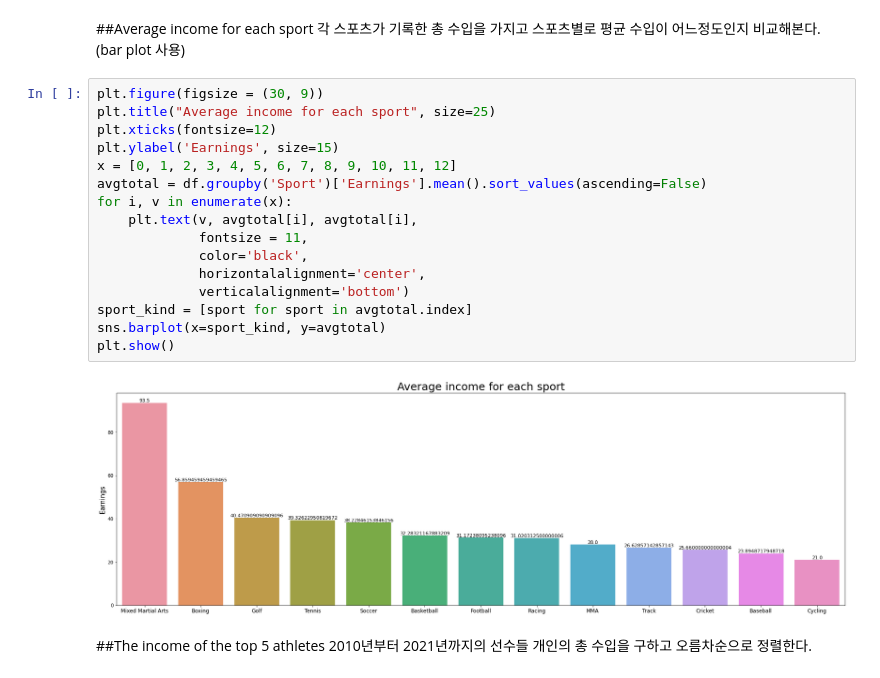
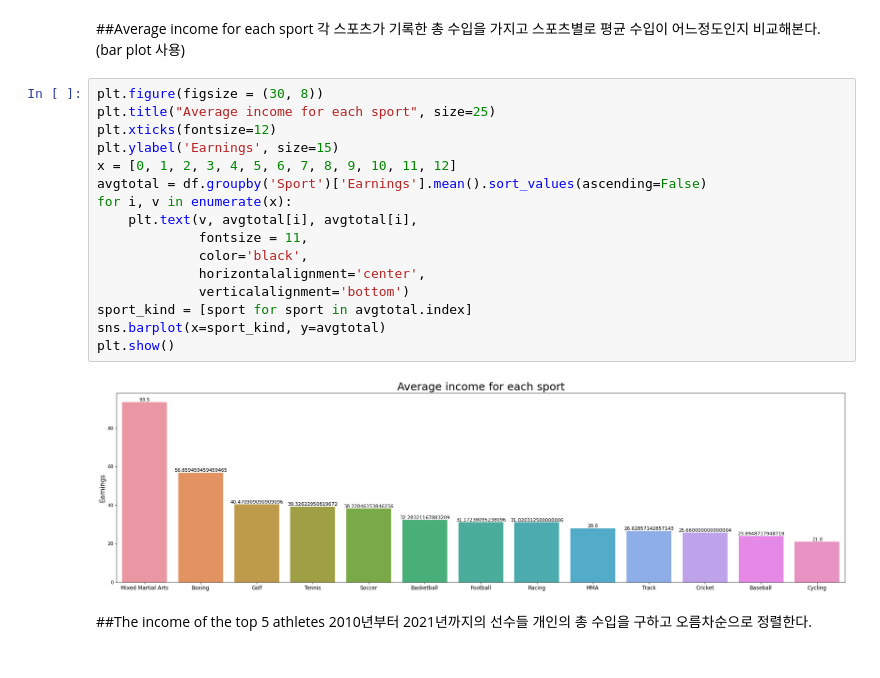
Before and after one commit to gjsin1105/DAP__, a Jupyter notebook: FinalProject.ipynb, the cells around one changed output. Cells and saved outputs as stored; diff of their text form.

```diff
--- a/FinalProject.ipynb
+++ b/FinalProject.ipynb
@@ -79,23 +79,23 @@ Name: Earnings, dtype: float64
 각 스포츠가 기록한 총 수입을 가지고 스포츠별로 평균 수입이 어느정도인지 비교해본다.
 (bar plot 사용)
 # %%
-plt.figure(figsize = (30, 9))
+plt.figure(figsize = (30, 8))
 plt.title("Average income for each sport", size=25)
 plt.xticks(fontsize=12)
 plt.ylabel('Earnings', size=15)
 x = [0, 1, 2, 3, 4, 5, 6, 7, 8, 9, 10, 11, 12]
 avgtotal = df.groupby('Sport')['Earnings'].mean().sort_values(ascending=False)
 for i, v in enumerate(x):
     plt.text(v, avgtotal[i], avgtotal[i],
              fontsize = 11,
              color='black',
              horizontalalignment='center',
              verticalalignment='bottom')
 sport_kind = [sport for sport in avgtotal.index]
 sns.barplot(x=sport_kind, y=avgtotal)
 plt.show()
 # %% [output]
-[figure, old version]
+[figure, new version]
 # %% [markdown]
 ##The income of the top 5 athletes
 2010년부터 2021년까지의 선수들 개인의 총 수입을 구하고 오름차순으로 정렬한다.
```
Also changed, not shown: parts of 7 cells of this notebook.
